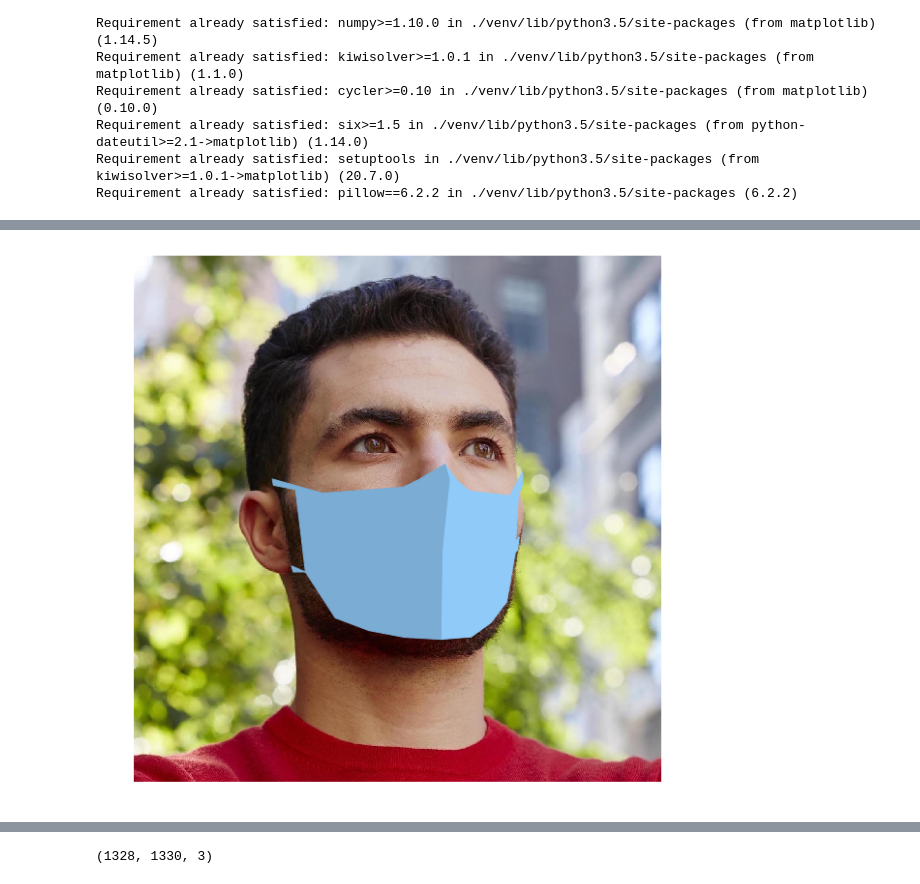
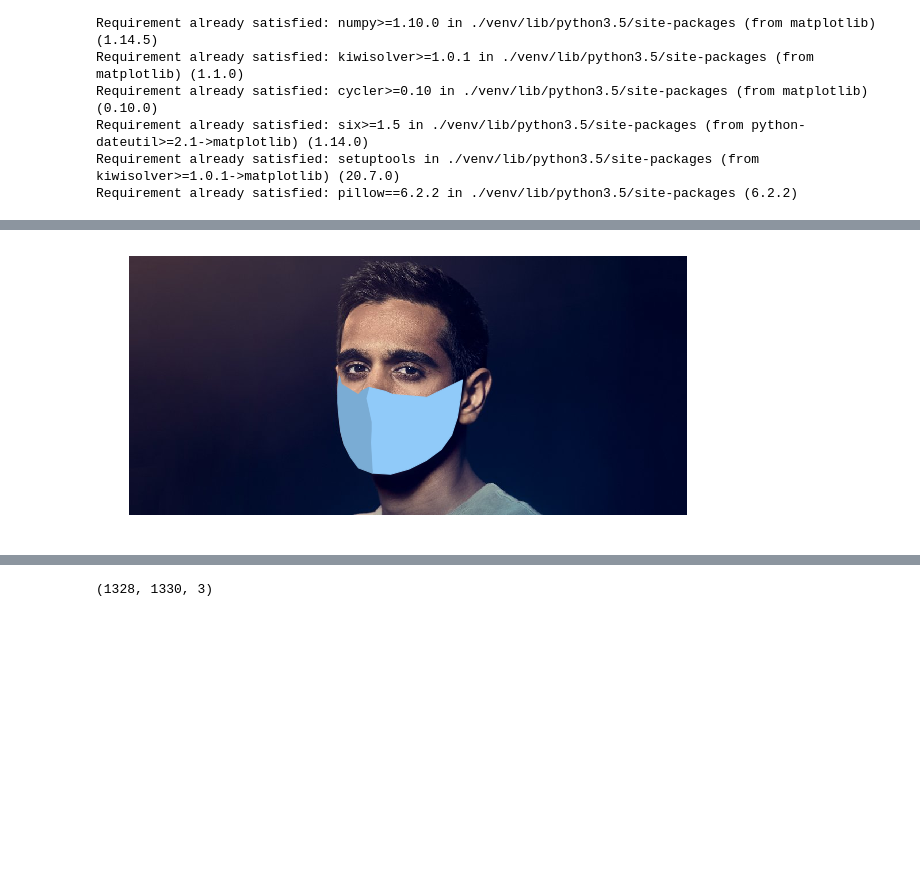
Before and after one commit to surgebiswas/facial-landmarks, a Jupyter notebook: Scratch.ipynb, the cells around one changed output, grey strips where cells are left out. Cells and saved outputs as stored; diff of their text form; code cells hidden in the pictures; blank space fills up the shorter version.

```diff
--- a/Scratch.ipynb
+++ b/Scratch.ipynb
@@ -59,21 +59,21 @@ plt.show()
 # %%
-img = 'ryan_1.jpeg'
+img = 'suhail_1.jpg'
 image = cv2.imread(img)
 
 landmarks = mask.face_detection(image)
 left_mask, right_mask = mask.build_mask(landmarks[0])
 
 fig = plt.figure(figsize=(10,10))
 plt.imshow(image[:, :, [2, 1, 0]]) # BGR
 
 plt.fill(right_mask[:,0], right_mask[:,1], color=np.array([144, 202, 249])/255 )
 plt.fill(left_mask[:,0], left_mask[:,1], color=np.array([144, 202, 249])/300 )
 
 plt.axis('off')
 plt.savefig('test.jpg', fig=fig, format='jpeg')
 
 
 plt.show()
 # %% [output]
-[figure, old version]
+[figure, new version]
 # %%
```
Also changed, not shown: parts of 3 cells of this notebook, 4 other files.
